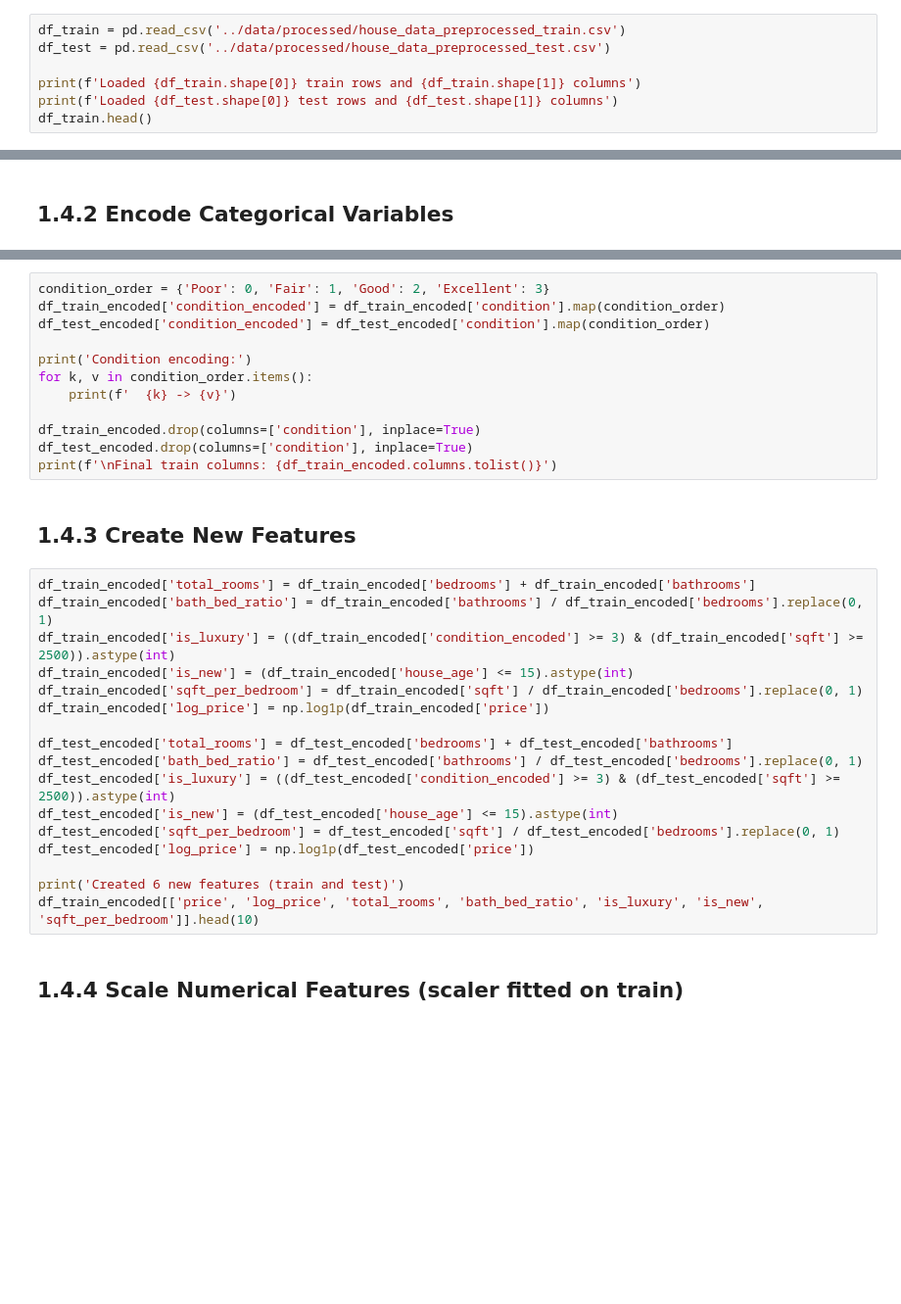
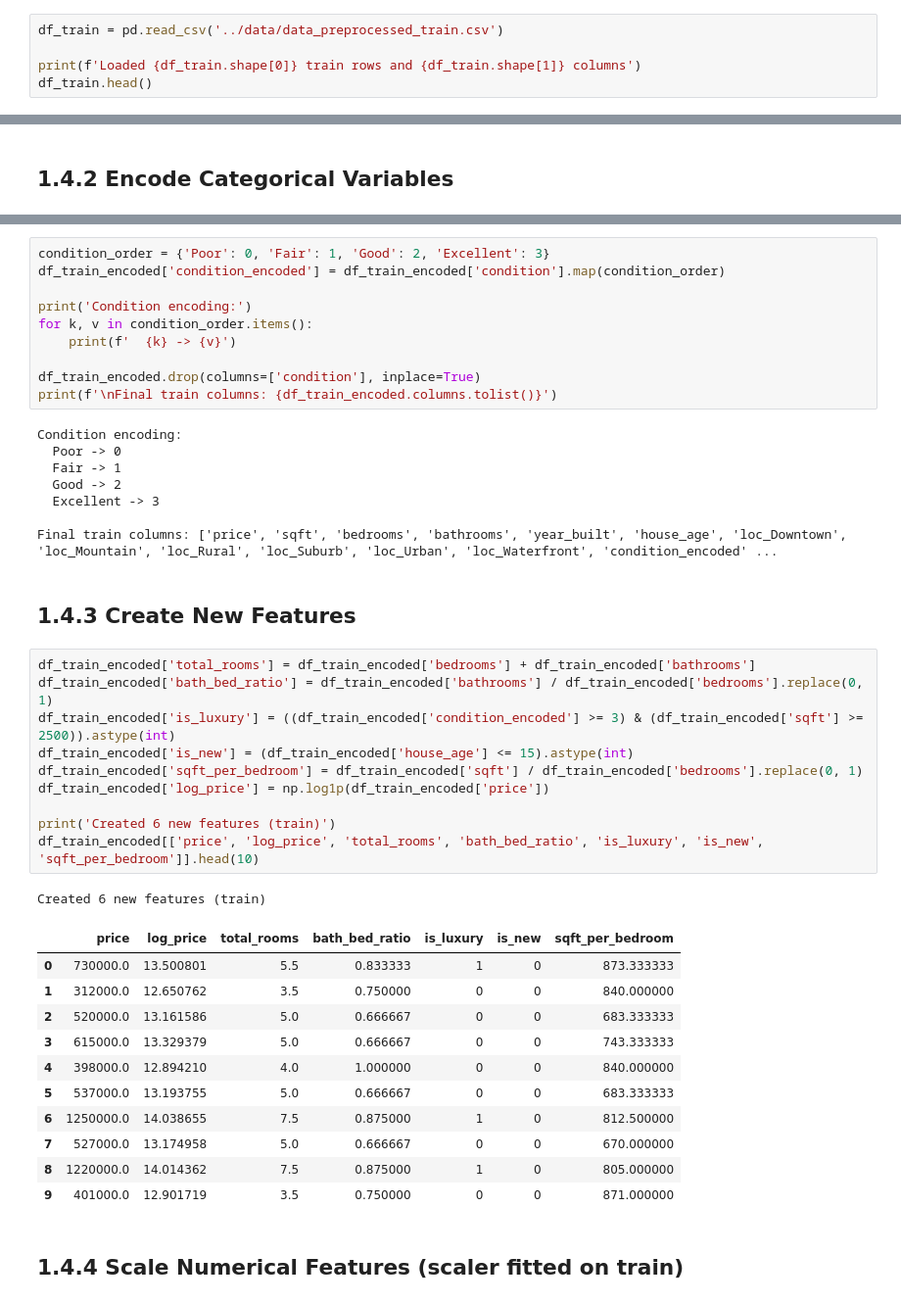
Before and after one commit to SantiGomez2519/mlops-framework, a Jupyter notebook: 1-experimentation/notebooks/1_4_preprocessed_data_feature_engineer.ipynb, the cells around one changed output, grey strips where cells are left out. Shown at 98% size. Cells and saved outputs as stored; diff of their text form; blank space fills up the shorter version.

```diff
--- a/1-experimentation/notebooks/1_4_preprocessed_data_feature_engineer.ipynb
+++ b/1-experimentation/notebooks/1_4_preprocessed_data_feature_engineer.ipynb
@@ -28,7 +30,5 @@ plt.rcParams['figure.figsize'] = (10, 6)
 # %%
-df_train = pd.read_csv('../data/processed/house_data_preprocessed_train.csv')
-df_test = pd.read_csv('../data/processed/house_data_preprocessed_test.csv')
+df_train = pd.read_csv('../data/data_preprocessed_train.csv')
 
 print(f'Loaded {df_train.shape[0]} train rows and {df_train.shape[1]} columns')
-print(f'Loaded {df_test.shape[0]} test rows and {df_test.shape[1]} columns')
 df_train.head()
@@ -53,34 +60,46 @@ print(f'Location dummies: {location_dummies}')
 # %%
 condition_order = {'Poor': 0, 'Fair': 1, 'Good': 2, 'Excellent': 3}
 df_train_encoded['condition_encoded'] = df_train_encoded['condition'].map(condition_order)
-df_test_encoded['condition_encoded'] = df_test_encoded['condition'].map(condition_order)
 
 print('Condition encoding:')
 for k, v in condition_order.items():
     print(f'  {k} -> {v}')
 
 df_train_encoded.drop(columns=['condition'], inplace=True)
-df_test_encoded.drop(columns=['condition'], inplace=True)
 print(f'\nFinal train columns: {df_train_encoded.columns.tolist()}')
+# %% [output]
+Condition encoding:
+  Poor -> 0
+  Fair -> 1
+  Good -> 2
+  Excellent -> 3
+
+Final train columns: ['price', 'sqft', 'bedrooms', 'bathrooms', 'year_built', 'house_age', 'loc_Downtown', 'loc_Mountain', 'loc_Rural', 'loc_Suburb', 'loc_Urban', 'loc_Waterfront', 'condition_encoded' ...
 # %% [markdown]
 ## 1.4.3 Create New Features
 # %%
 df_train_encoded['total_rooms'] = df_train_encoded['bedrooms'] + df_train_encoded['bathrooms']
 df_train_encoded['bath_bed_ratio'] = df_train_encoded['bathrooms'] / df_train_encoded['bedrooms'].replace(0, 1)
 df_train_encoded['is_luxury'] = ((df_train_encoded['condition_encoded'] >= 3) & (df_train_encoded['sqft'] >= 2500)).astype(int)
 df_train_encoded['is_new'] = (df_train_encoded['house_age'] <= 15).astype(int)
 df_train_encoded['sqft_per_bedroom'] = df_train_encoded['sqft'] / df_train_encoded['bedrooms'].replace(0, 1)
 df_train_encoded['log_price'] = np.log1p(df_train_encoded['price'])
 
-df_test_encoded['total_rooms'] = df_test_encoded['bedrooms'] + df_test_encoded['bathrooms']
-df_test_encoded['bath_bed_ratio'] = df_test_encoded['bathrooms'] / df_test_encoded['bedrooms'].replace(0, 1)
-df_test_encoded['is_luxury'] = ((df_test_encoded['condition_encoded'] >= 3) & (df_test_encoded['sqft'] >= 2500)).astype(int)
-df_test_encoded['is_new'] = (df_test_encoded['house_age'] <= 15).astype(int)
-df_test_encoded['sqft_per_bedroom'] = df_test_encoded['sqft'] / df_test_encoded['bedrooms'].replace(0, 1)
-df_test_encoded['log_price'] = np.log1p(df_test_encoded['price'])
-
-print('Created 6 new features (train and test)')
+print('Created 6 new features (train)')
 df_train_encoded[['price', 'log_price', 'total_rooms', 'bath_bed_ratio', 'is_luxury', 'is_new', 'sqft_per_bedroom']].head(10)
+# %% [output]
+Created 6 new features (train)
+|  | price | log_price | total_rooms | bath_bed_ratio | is_luxury | is_new | sqft_per_bedroom |
+| 0 | 730000.0 | 13.500801 | 5.5 | 0.833333 | 1 | 0 | 873.333333 |
+| 1 | 312000.0 | 12.650762 | 3.5 | 0.750000 | 0 | 0 | 840.000000 |
+| 2 | 520000.0 | 13.161586 | 5.0 | 0.666667 | 0 | 0 | 683.333333 |
+| 3 | 615000.0 | 13.329379 | 5.0 | 0.666667 | 0 | 0 | 743.333333 |
+| 4 | 398000.0 | 12.894210 | 4.0 | 1.000000 | 0 | 0 | 840.000000 |
+| 5 | 537000.0 | 13.193755 | 5.0 | 0.666667 | 0 | 0 | 683.333333 |
+| 6 | 1250000.0 | 14.038655 | 7.5 | 0.875000 | 1 | 0 | 812.500000 |
+| 7 | 527000.0 | 13.174958 | 5.0 | 0.666667 | 0 | 0 | 670.000000 |
+| 8 | 1220000.0 | 14.014362 | 7.5 | 0.875000 | 1 | 0 | 805.000000 |
+| 9 | 401000.0 | 12.901719 | 3.5 | 0.750000 | 0 | 0 | 871.000000 |
 # %% [markdown]
 ## 1.4.4 Scale Numerical Features (scaler fitted on train)
 # %%
```
Also changed, not shown: parts of 9 cells of this notebook, 23 other files.
